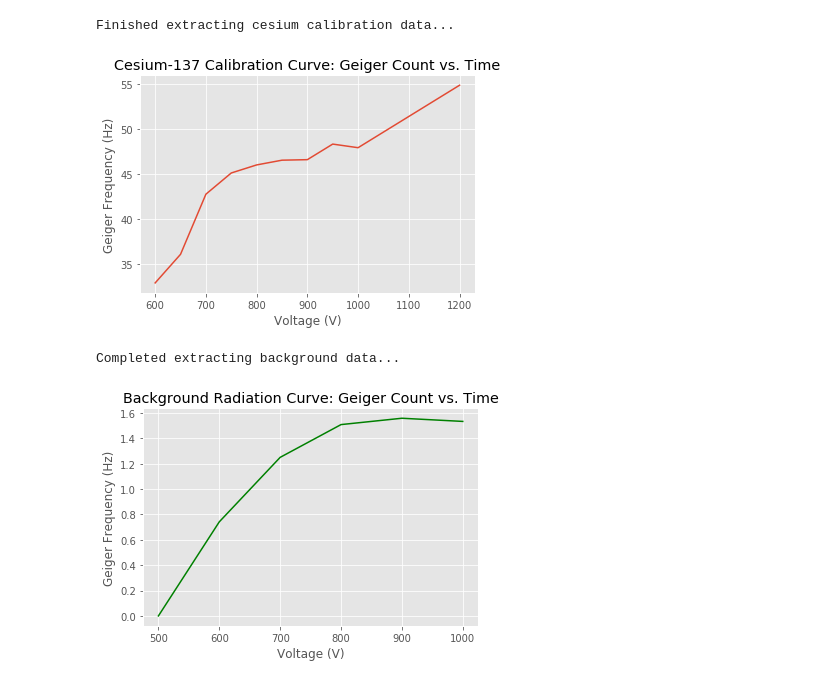
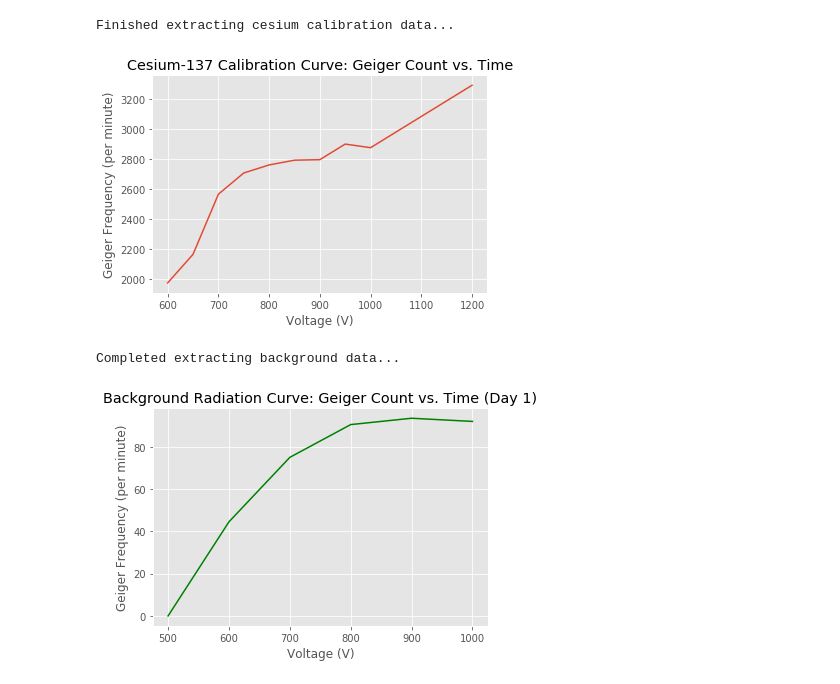
Before and after one commit to amanb2000/Radioactivity_Analysis, a Jupyter notebook: notebooks/Radioactivity_In_Air.ipynb, the cells around one changed output. Saved outputs shown, nothing was run; the diff lists cells and outputs as text; code cells hidden in the pictures.

```diff
--- a/notebooks/Radioactivity_In_Air.ipynb
+++ b/notebooks/Radioactivity_In_Air.ipynb
@@ -94,16 +205,16 @@ for i in cesium_dict.values():
 
 
 # Plotting...
-plt.plot(xs_calib, ys_calib)
+plt.plot(xs_calib, np.asarray(ys_calib)*60)
 plt.title('Cesium-137 Calibration Curve: Geiger Count vs. Time')
 plt.xlabel('Voltage (V)')
-plt.ylabel('Geiger Frequency (Hz)')
+plt.ylabel('Geiger Frequency (per minute)')
 
 plt.savefig('../figures/cesium-calibration-curve.png', dpi=300)
 
 plt.show()
 # %% [output]
-[figure, old version]
+[figure, new version]
 # %%
 """
 === BACKGROUND RADIATION DATA IMPORT ===
@@ -139,29 +250,29 @@ Completed extracting background data...
 # %%
 """
 === PLOTTING BACKGROUND RADIATION DATA ===
 
 Here we look for the relationship between measured background radiation and applied voltage.
 
 Based on the Cesium-137 calibration graph, the region between 800 and 1000 volts is of particular interest.
 
 """
 
 xs_bg = list(background_dict.keys())
 ys_bg = []
 
 for i in background_dict.values():
     ys_bg.append(avg(i))
 
 
 # Plotting...
-plt.plot(xs_bg, ys_bg, 'g')
+plt.plot(xs_bg, np.asarray(ys_bg)*60, 'g')
 # plt.plot(xs_calib[0:len(xs_calib)-1], ys_calib[0:len(ys_calib)-1], 'r')
-plt.title('Background Radiation Curve: Geiger Count vs. Time')
+plt.title('Background Radiation Curve: Geiger Count vs. Time (Day 1)')
 plt.xlabel('Voltage (V)')
-plt.ylabel('Geiger Frequency (Hz)')
+plt.ylabel('Geiger Frequency (per minute)')
 
 plt.savefig('../figures/background-radiation-voltage-curve.png', dpi=300)
 
 plt.show()
 # %% [output]
-[figure, old version]
+[figure, new version]
```
Also changed, not shown: parts of 7 cells of this notebook, 5 other files.
